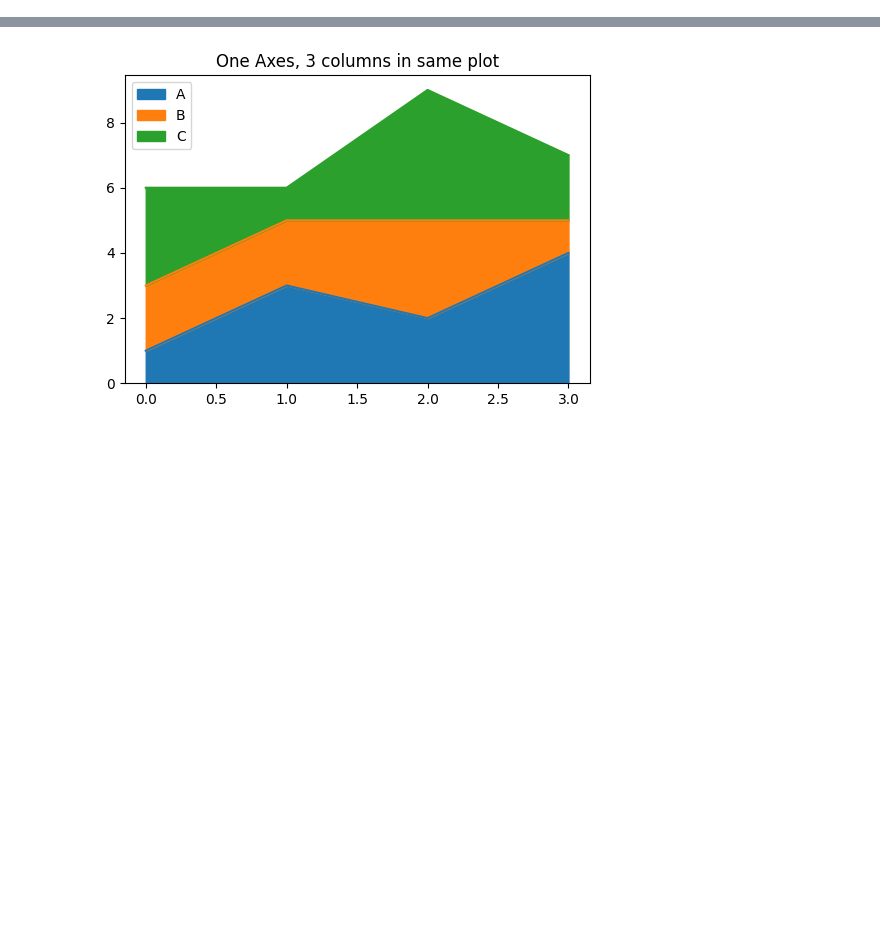
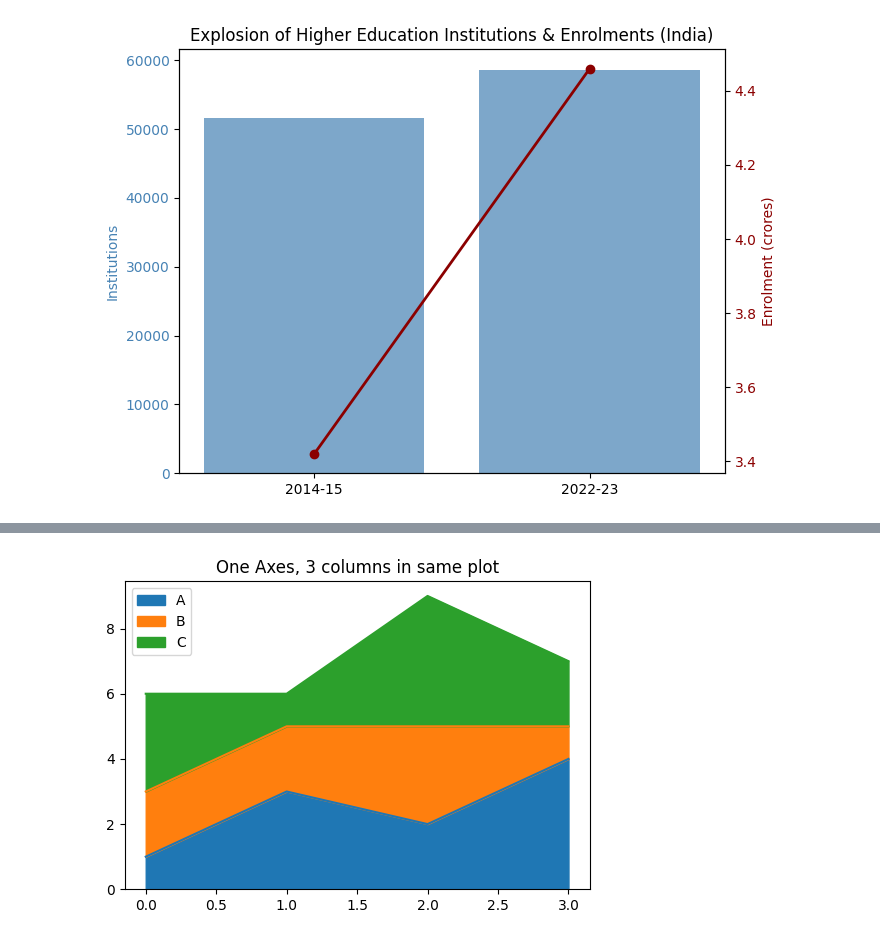
Before and after one commit to SilverShadowHeart/2-1, a Jupyter notebook: 24AD2102-DATA SCIENCE AND VISUALIZATION/off class self learning/pandas.ipynb, the cells around one changed output, grey strips where cells are left out. Drawn from its saved outputs; the diff is of its cells as text; code cells hidden in the pictures; blank space fills up the shorter version.

```diff
--- a/24AD2102-DATA SCIENCE AND VISUALIZATION/off class self learning/pandas.ipynb
+++ b/24AD2102-DATA SCIENCE AND VISUALIZATION/off class self learning/pandas.ipynb
@@ -0,0 +1,25 @@
+# %%
+import matplotlib.pyplot as plt
+
+# Data for HEI growth and enrolment
+years = ["2014-15", "2022-23"]
+heis = [51534, 58643]  # Number of Higher Education Institutions
+students = [3.42, 4.46]  # Crore enrolments
+
+# Plot HEI and Student Growth
+fig, ax1 = plt.subplots(figsize=(7,5))
+
+ax1.bar(years, heis, color="steelblue", alpha=0.7, label="HEIs (institutions)")
+ax1.set_ylabel("Institutions", color="steelblue")
+ax1.tick_params(axis='y', labelcolor="steelblue")
+
+ax2 = ax1.twinx()
+ax2.plot(years, students, color="darkred", marker="o", linewidth=2, label="Enrolment (crore students)")
+ax2.set_ylabel("Enrolment (crores)", color="darkred")
+ax2.tick_params(axis='y', labelcolor="darkred")
+
+plt.title("Explosion of Higher Education Institutions & Enrolments (India)")
+fig.tight_layout()
+plt.show()
+# %% [output]
+[figure, added]
```
Also changed, not shown: parts of 5 cells of this notebook.
